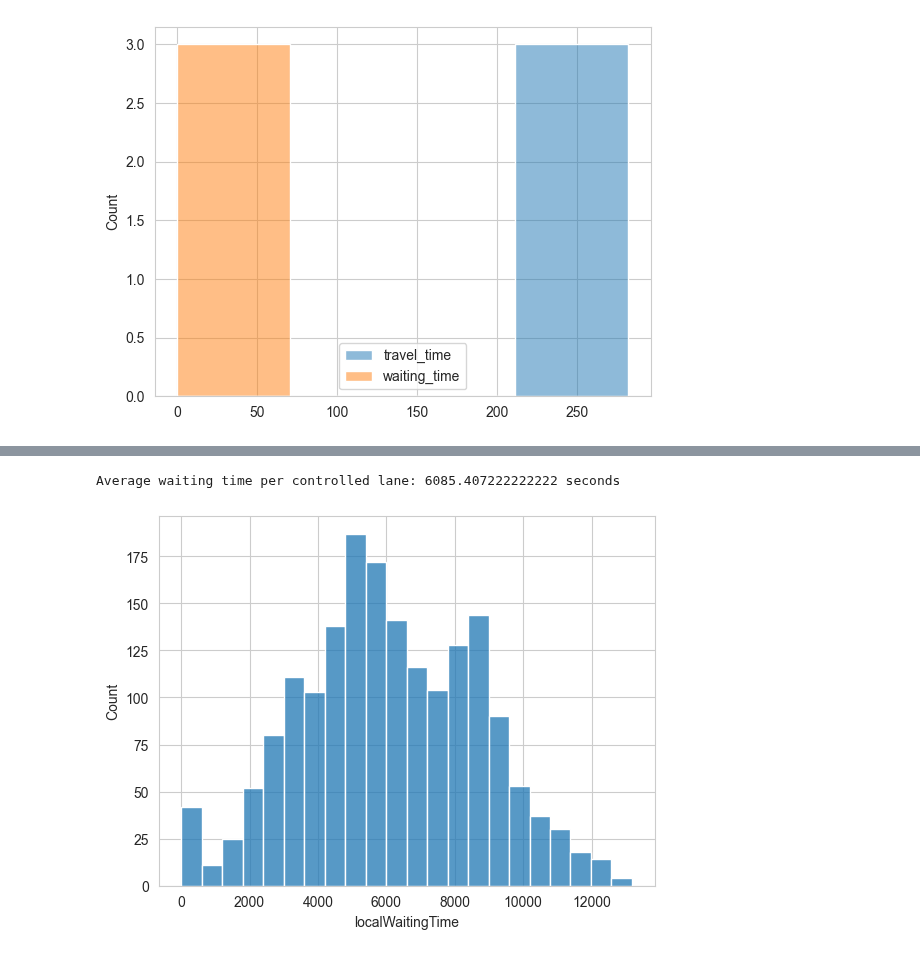
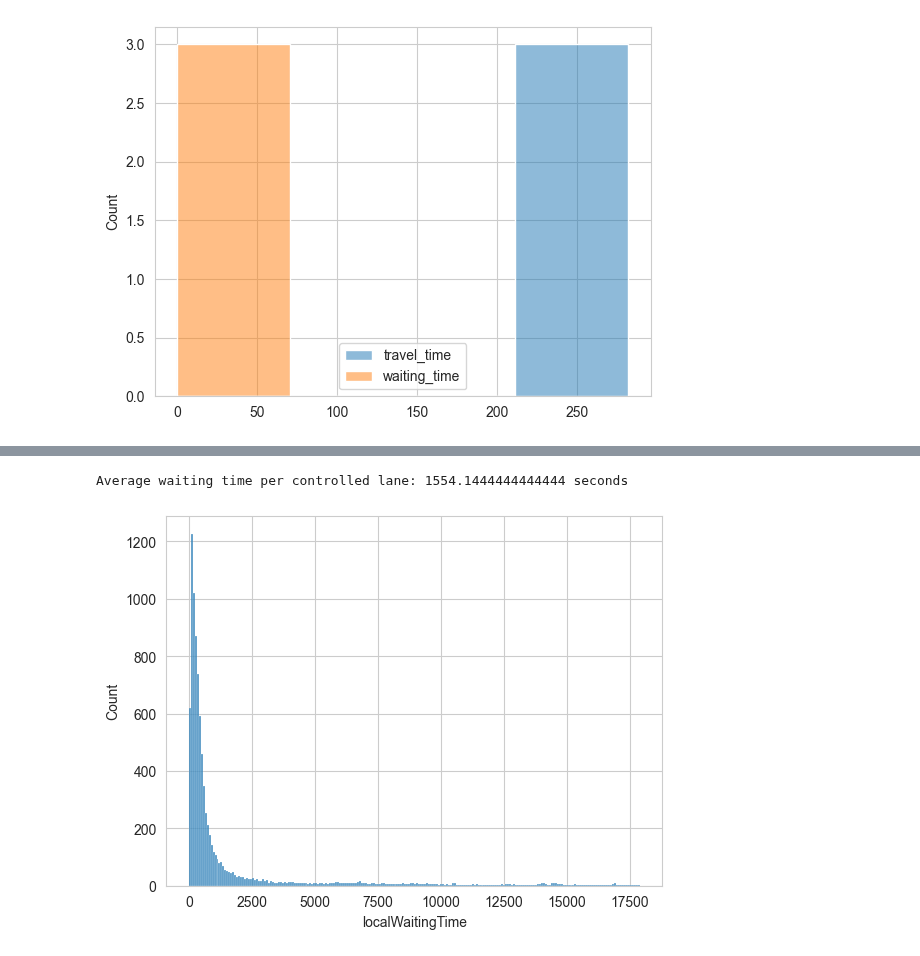
Before and after one commit to karstenk9/rl_traffic_signal_optimization, a Jupyter notebook: Test.ipynb, the cells around one changed output, grey strips where cells are left out. Cells and saved outputs as stored; diff of their text form; code cells hidden in the pictures.

```diff
--- a/Test.ipynb
+++ b/Test.ipynb
@@ -100,7 +114,7 @@ len(complete_trips[complete_trips["is_controlled_vehicle"]])
 # %%
-df = pd.read_csv("src/experiments/diff-waiting-time100-eval-df.csv") # each row is one timestep during simulation
+df = pd.read_csv(f"src/experiments/{name}-eval-df.csv") # each row is one timestep during simulation
 sns.histplot(df, x="localWaitingTime")
 print("Average waiting time per controlled lane: " + str(df['localWaitingTime'].mean()) + " seconds")
 # %% [output]
-Average waiting time per controlled lane: 6085.407222222222 seconds
+Average waiting time per controlled lane: 1554.1444444444444 seconds
-[figure, old version]
+[figure, new version]
```
Also changed, not shown: parts of 6 cells of this notebook, 3 other files.
